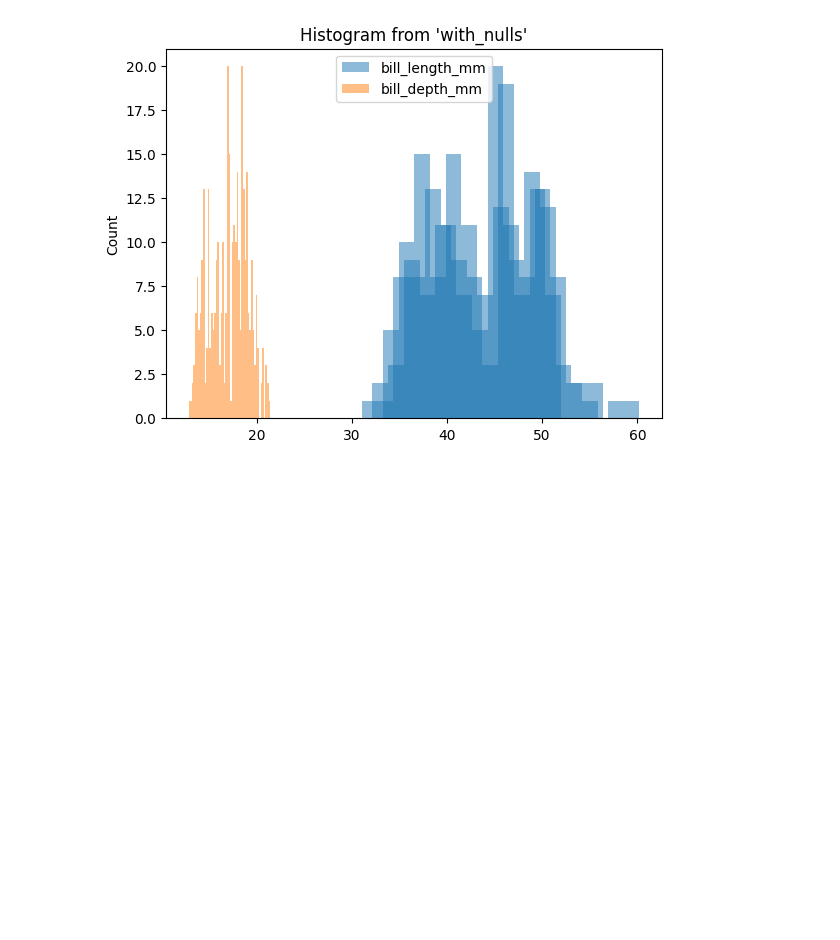
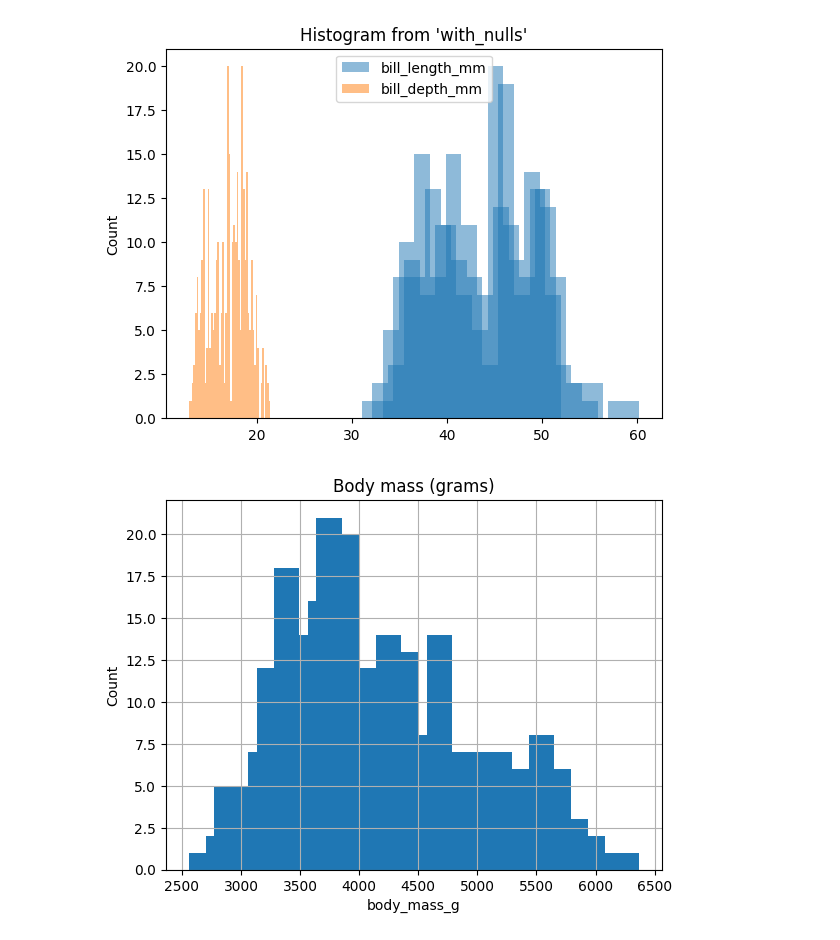
Before and after one commit to ploomber/jupysql, a Jupyter notebook: scripts/Untitled.ipynb, the cells around one changed output. Saved outputs shown, nothing was run; the diff lists cells and outputs as text; code cells hidden in the pictures; blank space fills up the shorter version.

Commit message:
updated magic-plot.md for histogram nulls

```diff
--- a/scripts/Untitled.ipynb
+++ b/scripts/Untitled.ipynb
@@ -59,3 +59,9 @@ Skipping execution...
 # %% [output]
 <Axes: title={'center': "Histogram from 'with_nulls'"}, ylabel='Count'>
 [figure]
+# %%
+ax = %sqlplot histogram --table with_nulls --column body_mass_g --with with_nulls
+ax.set_title("Body mass (grams)")
+_ = ax.grid()
+# %% [output]
+[figure, added]
```
